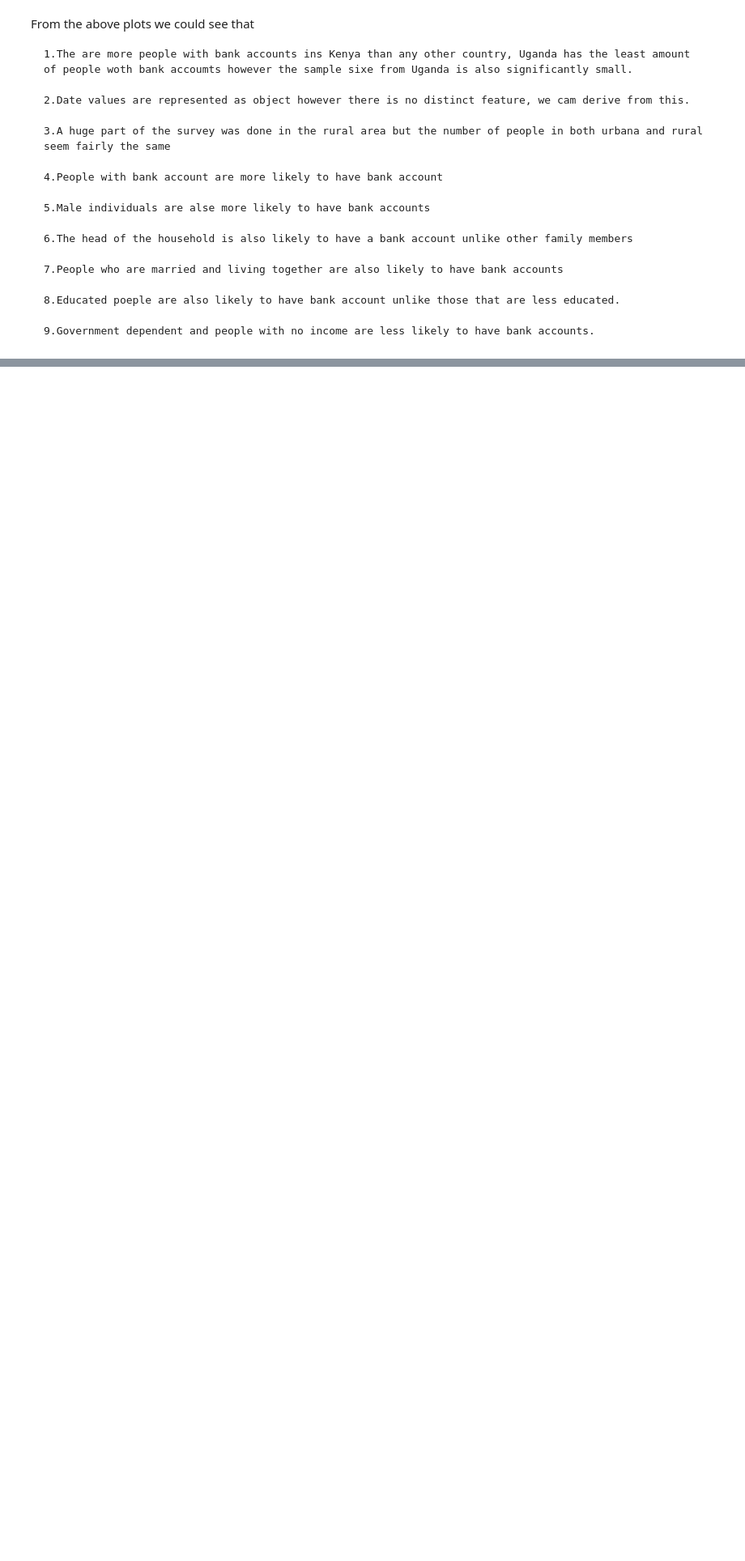
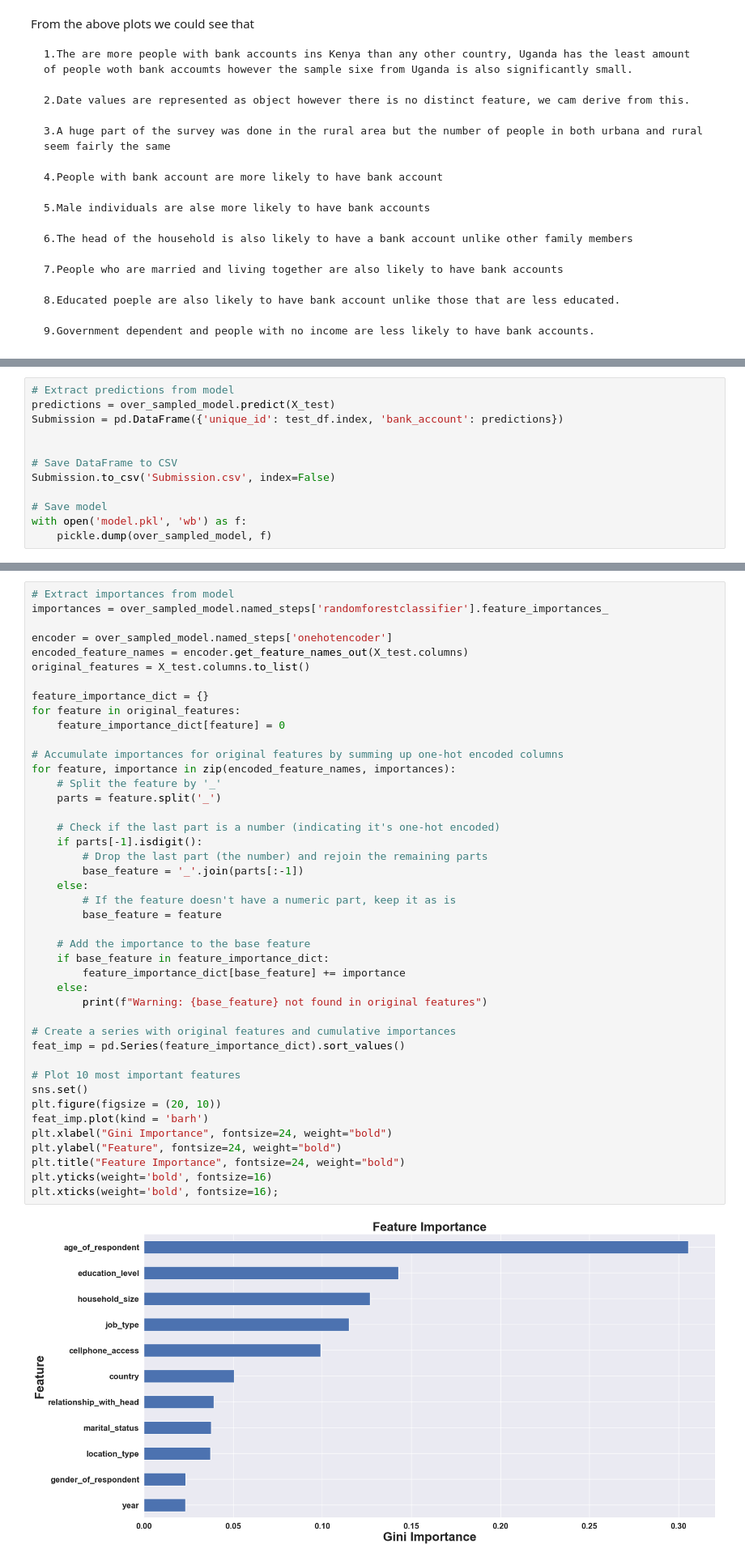
Before and after one commit to Barakamtana/Financial-inclusion-in-africa, a Jupyter notebook: fInancial_inclusion.ipynb, the cells around one changed output, grey strips where cells are left out. Shown: that part at 81% size. Cells and saved outputs as stored; diff of their text form; blank space fills up the shorter version.

```diff
--- a/fInancial_inclusion.ipynb
+++ b/fInancial_inclusion.ipynb
@@ -266,0 +415,12 @@ NameError: name 'clf' is not defined
+# %%
+# Extract predictions from model
+predictions = over_sampled_model.predict(X_test)
+Submission = pd.DataFrame({'unique_id': test_df.index, 'bank_account': predictions})
+
+
+# Save DataFrame to CSV
+Submission.to_csv('Submission.csv', index=False)
+
+# Save model
+with open('model.pkl', 'wb') as f:
+    pickle.dump(over_sampled_model, f)
@@ -266,0 +429,45 @@ NameError: name 'clf' is not defined
+# %%
+# Extract importances from model
+importances = over_sampled_model.named_steps['randomforestclassifier'].feature_importances_
+
+encoder = over_sampled_model.named_steps['onehotencoder']
+encoded_feature_names = encoder.get_feature_names_out(X_test.columns)
+original_features = X_test.columns.to_list()
+
+feature_importance_dict = {}
+for feature in original_features:
+    feature_importance_dict[feature] = 0
+
+# Accumulate importances for original features by summing up one-hot encoded columns
+for feature, importance in zip(encoded_feature_names, importances):
+    # Split the feature by '_'
+    parts = feature.split('_')
+
+    # Check if the last part is a number (indicating it's one-hot encoded)
+    if parts[-1].isdigit():
+        # Drop the last part (the number) and rejoin the remaining parts
+        base_feature = '_'.join(parts[:-1])
+    else:
+        # If the feature doesn't have a numeric part, keep it as is
+        base_feature = feature
+
+    # Add the importance to the base feature
+    if base_feature in feature_importance_dict:
+        feature_importance_dict[base_feature] += importance
+    else:
+        print(f"Warning: {base_feature} not found in original features")
+
+# Create a series with original features and cumulative importances
+feat_imp = pd.Series(feature_importance_dict).sort_values()
+
+# Plot 10 most important features
+sns.set()
+plt.figure(figsize = (20, 10))
+feat_imp.plot(kind = 'barh')
+plt.xlabel("Gini Importance", fontsize=24, weight="bold")
+plt.ylabel("Feature", fontsize=24, weight="bold")
+plt.title("Feature Importance", fontsize=24, weight="bold")
+plt.yticks(weight='bold', fontsize=16)
+plt.xticks(weight='bold', fontsize=16);
+# %% [output]
+[figure, added]
```
Also changed, not shown: parts of 18 cells of this notebook, 4 other files.
